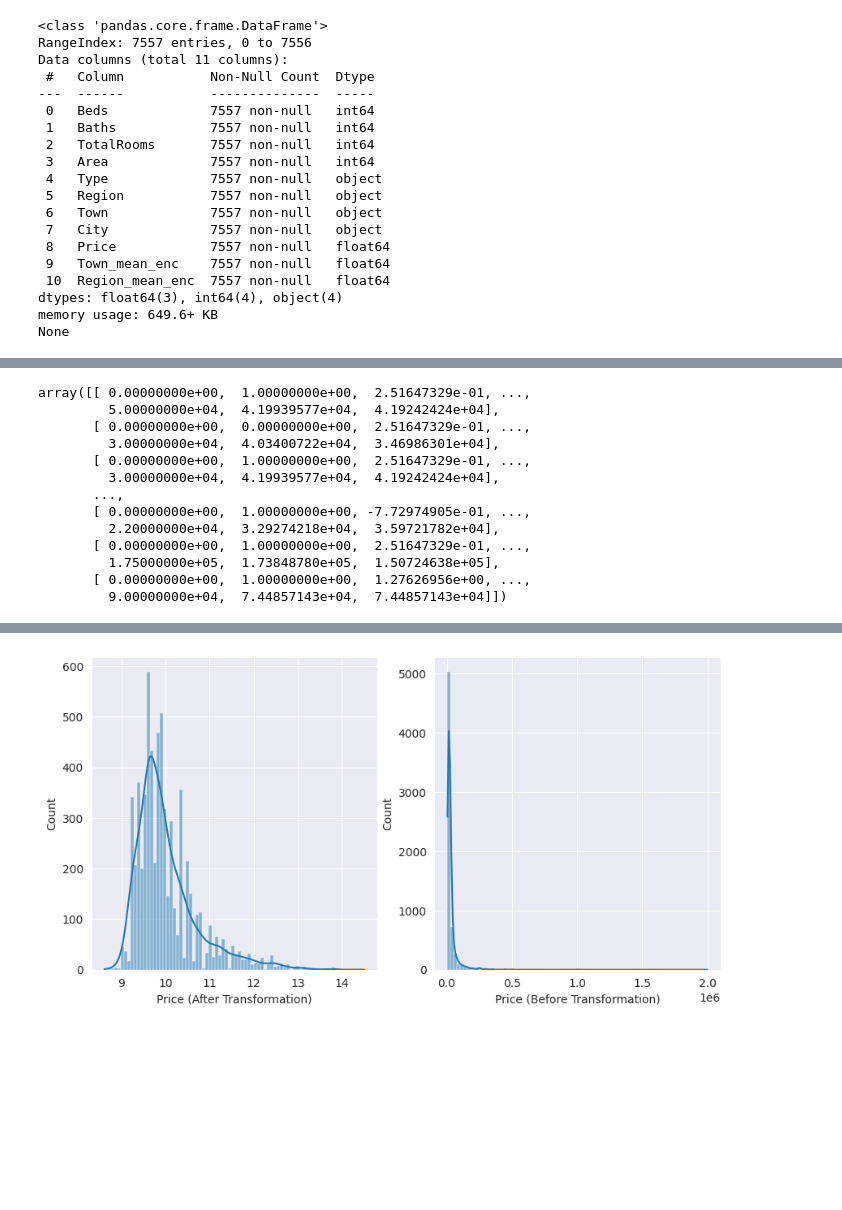
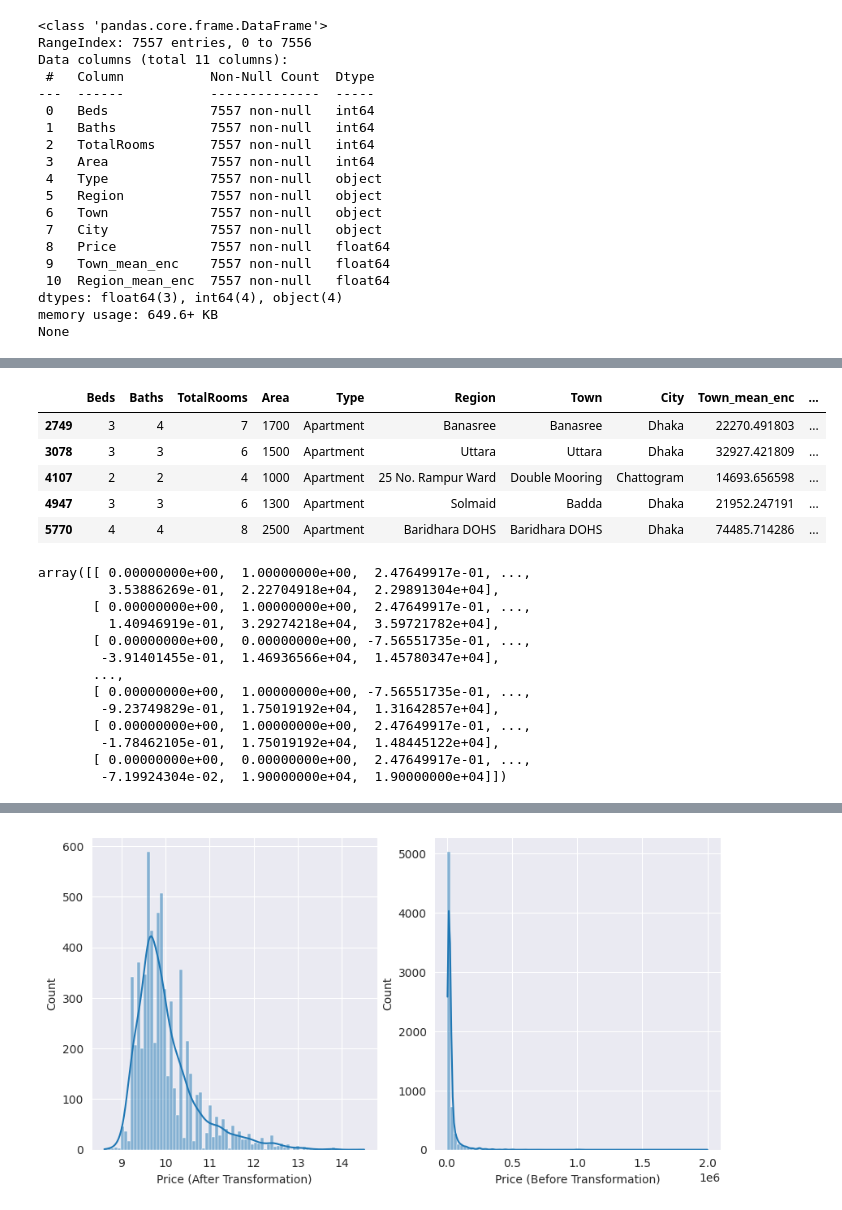
Before and after one commit to Tasfiq-K/BD-property-data-analysis-and-price-prediction, a Jupyter notebook: model_training.ipynb, the cells around one changed output, grey strips where cells are left out. Saved outputs shown, nothing was run; the diff lists cells and outputs as text; code cells hidden in the pictures; blank space fills up the shorter version.

```diff
--- a/model_training.ipynb
+++ b/model_training.ipynb
@@ -298,3 +371,12 @@ None
+# %%
+train_X.head()
+# %% [output]
+|  | Beds | Baths | TotalRooms | Area | Type | Region | Town | City | Town_mean_enc | ... |
+| 2749 | 3 | 4 | 7 | 1700 | Apartment | Banasree | Banasree | Dhaka | 22270.491803 | ... |
+| 3078 | 3 | 3 | 6 | 1500 | Apartment | Uttara | Uttara | Dhaka | 32927.421809 | ... |
+| 4107 | 2 | 2 | 4 | 1000 | Apartment | 25 No. Rampur Ward | Double Mooring | Chattogram | 14693.656598 | ... |
+| 4947 | 3 | 3 | 6 | 1300 | Apartment | Solmaid | Badda | Dhaka | 21952.247191 | ... |
+| 5770 | 4 | 4 | 8 | 2500 | Apartment | Baridhara DOHS | Baridhara DOHS | Dhaka | 74485.714286 | ... |
 # %%
 transformer = ColumnTransformer(
     transformers=[
@@ -309,19 +391,19 @@ prop_data_transformed = transformer.fit_transform(prop_data_mean_enc.copy())
-# %%
-prop_data_transformed
-# %% [output]
-array([[ 0.00000000e+00,  1.00000000e+00,  2.51647329e-01, ...,
-         5.00000000e+04,  4.19939577e+04,  4.19242424e+04],
-       [ 0.00000000e+00,  0.00000000e+00,  2.51647329e-01, ...,
-         3.00000000e+04,  4.03400722e+04,  3.46986301e+04],
-       [ 0.00000000e+00,  1.00000000e+00,  2.51647329e-01, ...,
-         3.00000000e+04,  4.19939577e+04,  4.19242424e+04],
-       ...,
-       [ 0.00000000e+00,  1.00000000e+00, -7.72974905e-01, ...,
-         2.20000000e+04,  3.29274218e+04,  3.59721782e+04],
-       [ 0.00000000e+00,  1.00000000e+00,  2.51647329e-01, ...,
-         1.75000000e+05,  1.73848780e+05,  1.50724638e+05],
-       [ 0.00000000e+00,  1.00000000e+00,  1.27626956e+00, ...,
-         9.00000000e+04,  7.44857143e+04,  7.44857143e+04]])
+# %%
+X_train_transformed
+# %% [output]
+array([[ 0.00000000e+00,  1.00000000e+00,  2.47649917e-01, ...,
+         3.53886269e-01,  2.22704918e+04,  2.29891304e+04],
+       [ 0.00000000e+00,  1.00000000e+00,  2.47649917e-01, ...,
+         1.40946919e-01,  3.29274218e+04,  3.59721782e+04],
+       [ 0.00000000e+00,  0.00000000e+00, -7.56551735e-01, ...,
+        -3.91401455e-01,  1.46936566e+04,  1.45780347e+04],
+       ...,
+       [ 0.00000000e+00,  1.00000000e+00, -7.56551735e-01, ...,
+        -9.23749829e-01,  1.75019192e+04,  1.31642857e+04],
+       [ 0.00000000e+00,  1.00000000e+00,  2.47649917e-01, ...,
+        -1.78462105e-01,  1.75019192e+04,  1.48445122e+04],
+       [ 0.00000000e+00,  0.00000000e+00,  2.47649917e-01, ...,
+        -7.19924304e-02,  1.90000000e+04,  1.90000000e+04]])
 # %%
 transformer.get_feature_names_out()
 # %% [output]
```
Also changed, not shown: parts of 64 cells of this notebook.
